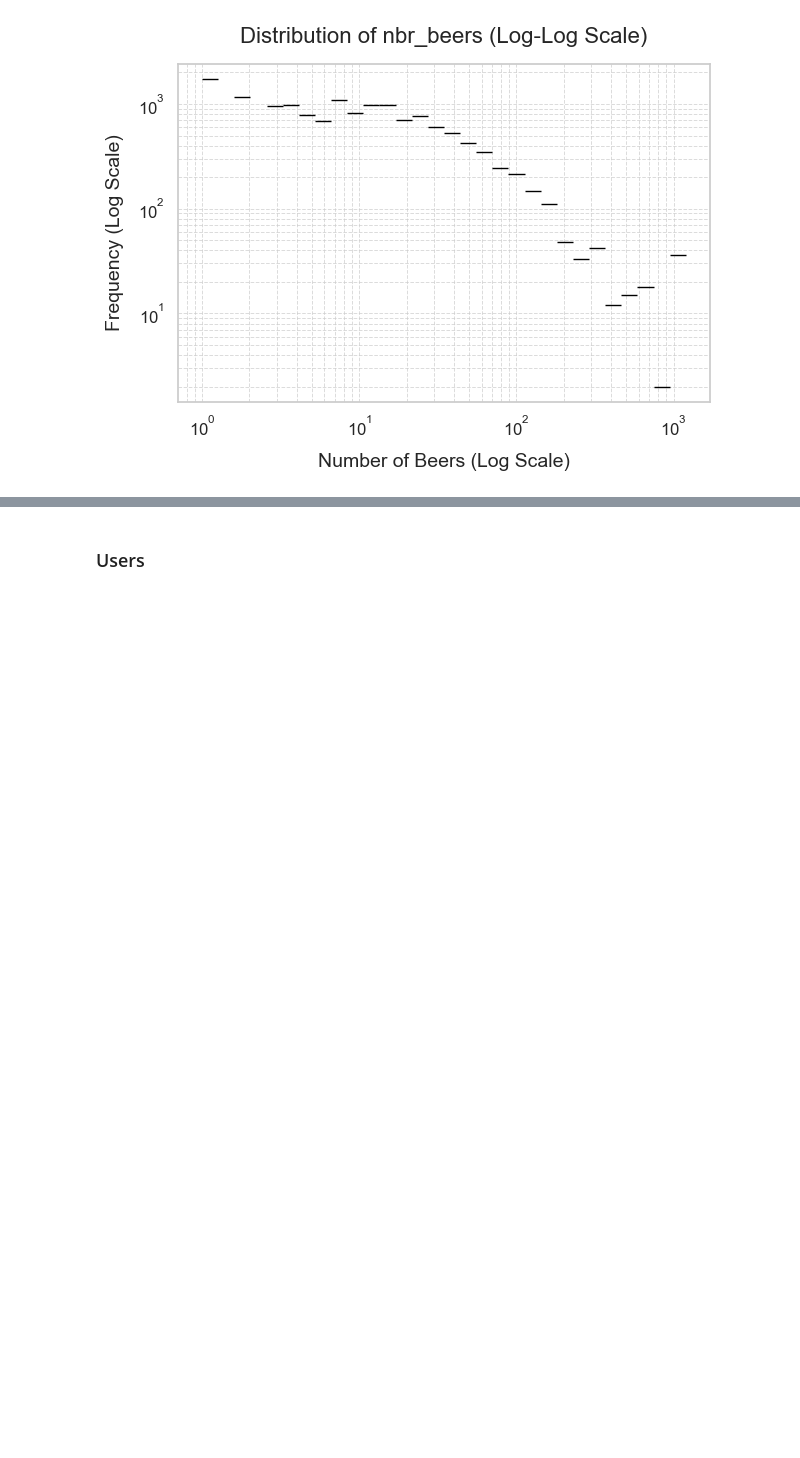
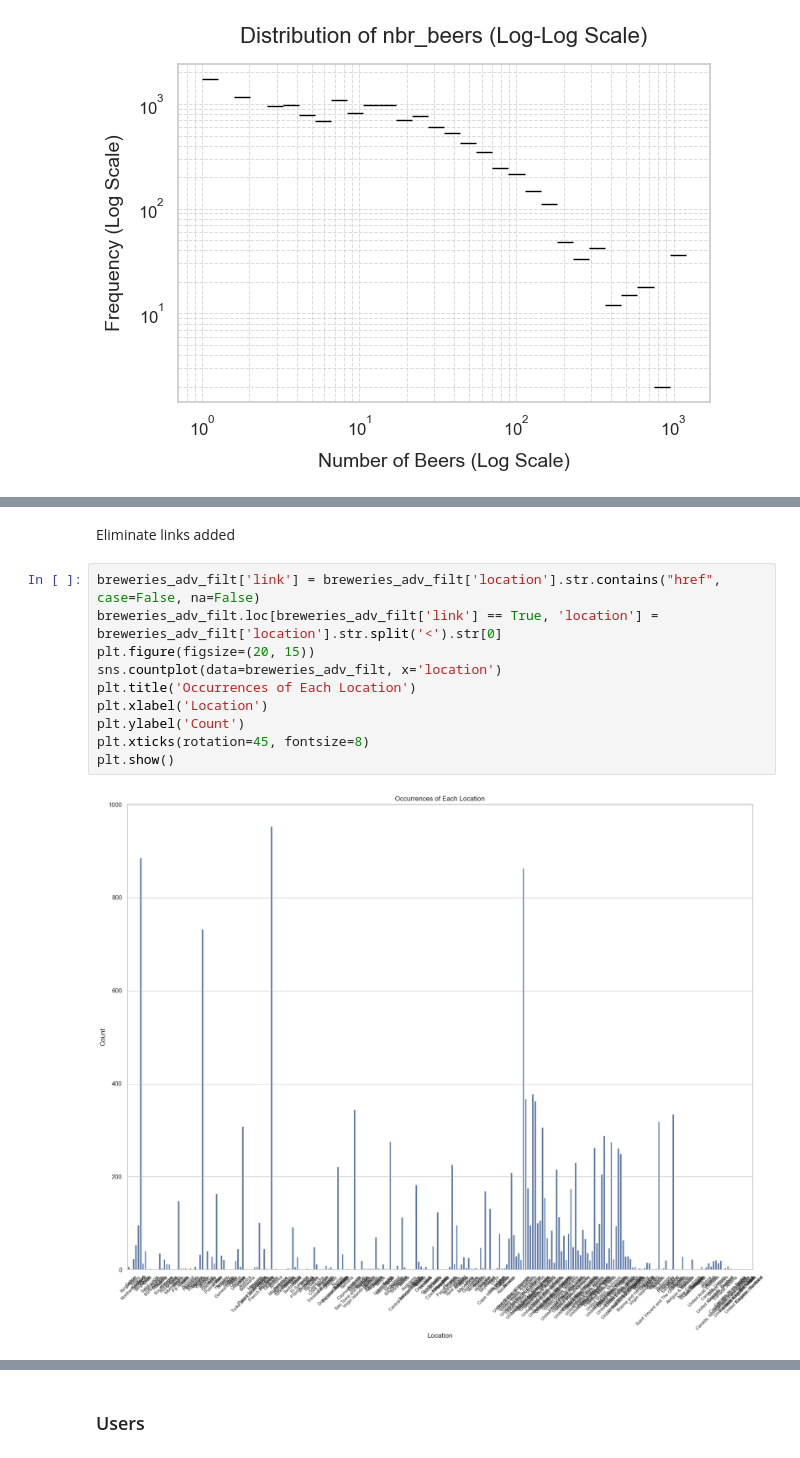
Before and after one commit to epfl-ada/ada-2024-project-mediterranean, a Jupyter notebook: src/data/data_processing_BeerAdvocate.ipynb, the cells around one changed output, grey strips where cells are left out. Drawn from its saved outputs; the diff is of its cells as text; blank space fills up the shorter version.

```diff
--- a/src/data/data_processing_BeerAdvocate.ipynb
+++ b/src/data/data_processing_BeerAdvocate.ipynb
@@ -233,0 +232,14 @@ beers_adv_filt['location'].shape
+# %% [markdown]
+Eliminate links added
+# %%
+breweries_adv_filt['link'] = breweries_adv_filt['location'].str.contains("href", case=False, na=False)
+breweries_adv_filt.loc[breweries_adv_filt['link'] == True, 'location'] = breweries_adv_filt['location'].str.split('<').str[0]
+plt.figure(figsize=(20, 15))
+sns.countplot(data=breweries_adv_filt, x='location')
+plt.title('Occurrences of Each Location')
+plt.xlabel('Location')
+plt.ylabel('Count')
+plt.xticks(rotation=45, fontsize=8)
+plt.show()
+# %% [output]
+[figure, added]
```
Also changed, not shown: parts of 23 cells of this notebook.
